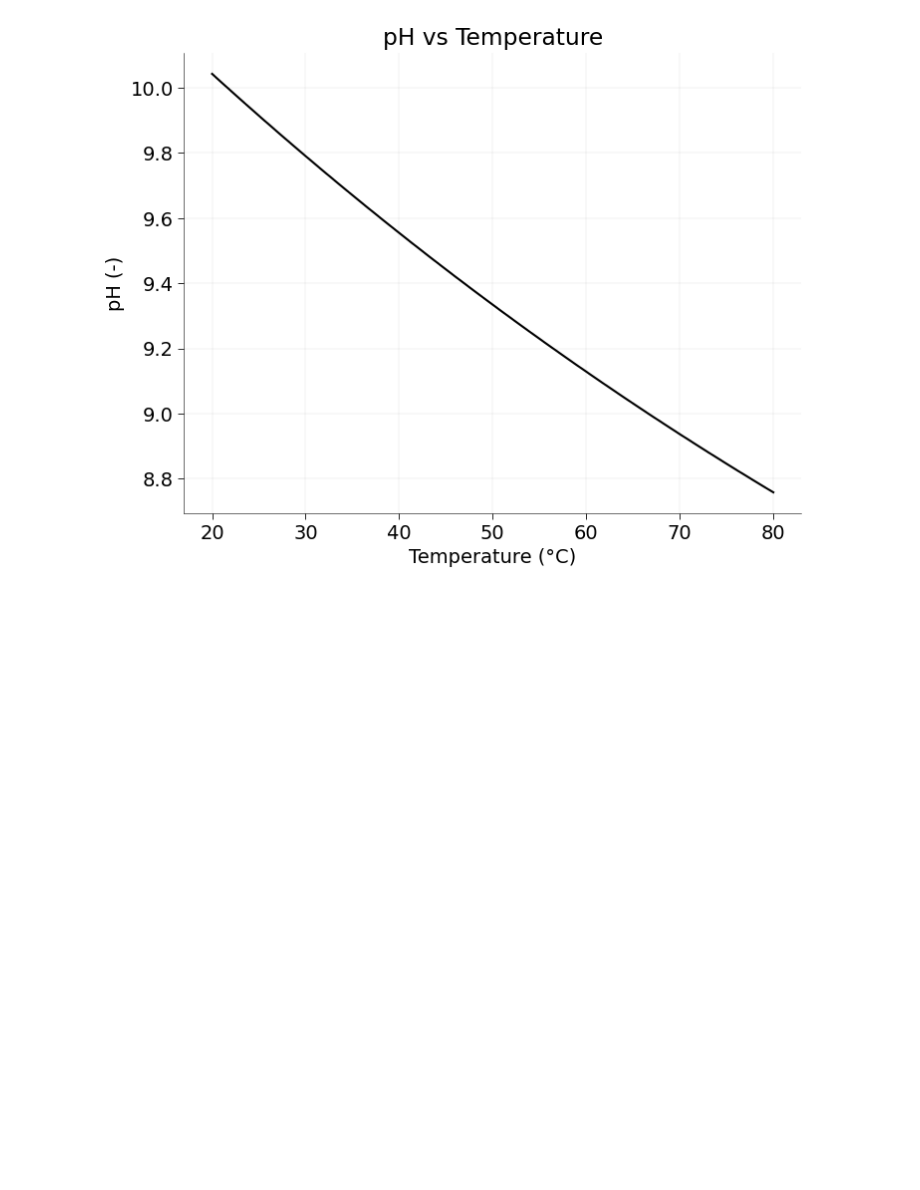
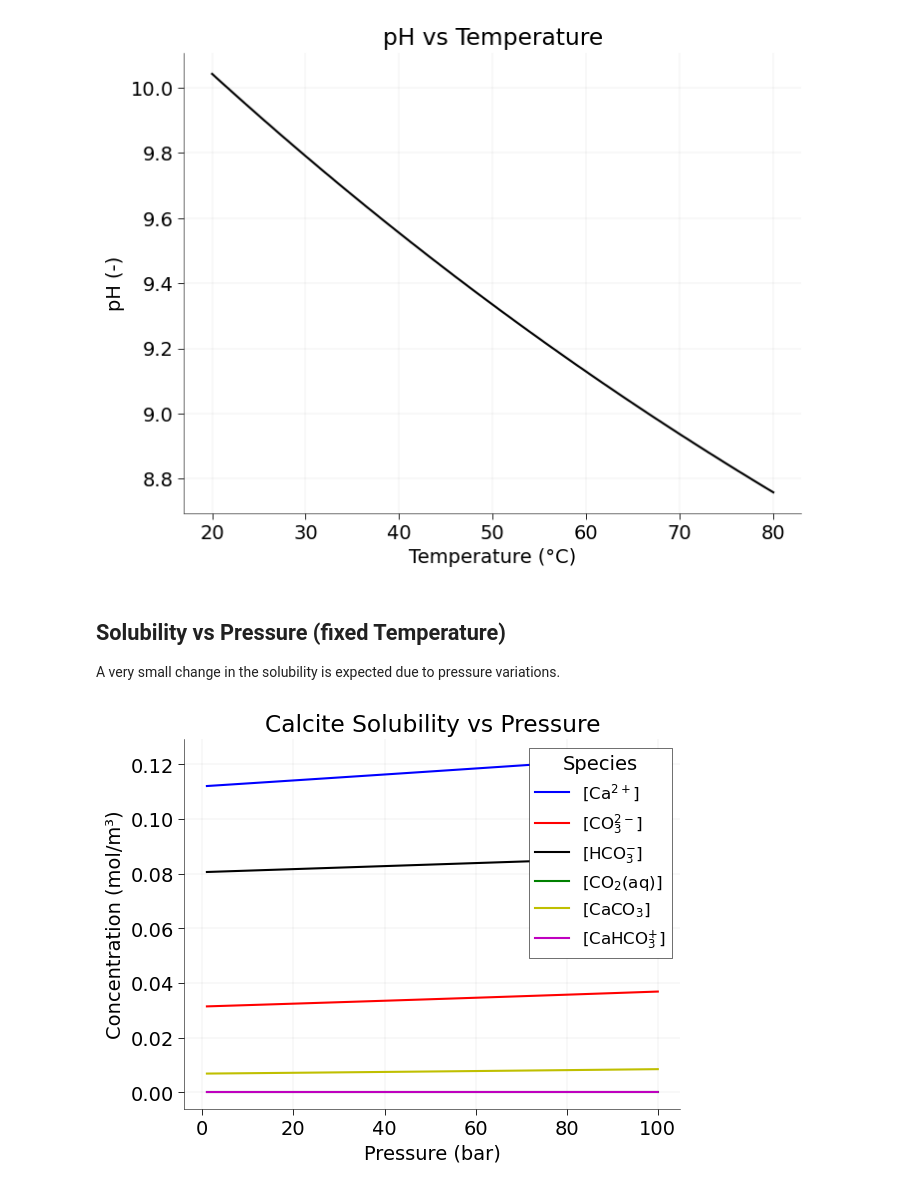
Before and after one commit to volpatto/reaktoro-experiments, a Jupyter notebook: notebooks/calcite-solubility.ipynb, the cells around one changed output. Cells and saved outputs as stored; diff of their text form; code cells hidden in the pictures; blank space fills up the shorter version.

```diff
--- a/notebooks/calcite-solubility.ipynb
+++ b/notebooks/calcite-solubility.ipynb
@@ -169,3 +198,7 @@ plt.grid()
 plt.show()
 # %% [output]
 [figure]
+# %% [markdown]
+## Solubility vs Pressure (fixed Temperature)
+
+A very small change in the solubility is expected due to pressure variations.
@@ -171,0 +261,19 @@ plt.show()
+# %%
+plt.Figure(figsize=(10, 8))
+
+plt.plot(P_range_bar, Ca_concentration, label="[Ca$^{2+}$]", color="C0")
+plt.plot(P_range_bar, CO3_concentration, label="[CO$_3^{2-}$]", color="C1")
+plt.plot(P_range_bar, HCO3_concentration, label="[HCO$_3^{-}$]", color="C2")
+plt.plot(P_range_bar, CO2_concentration, label="[CO$_2$(aq)]", color="C3")
+plt.plot(P_range_bar, CaCO3_concentration, label="[CaCO$_3$]", color="C4")
+plt.plot(P_range_bar, CaHCO3_concentration, label="[CaHCO$_3^{+}$]", color="C5")
+
+# plt.yscale("log")
+plt.xlabel("Pressure (bar)")
+plt.ylabel("Concentration (mol/m³)")
+plt.title("Calcite Solubility vs Pressure")
+plt.legend(title="Species")
+plt.grid()
+plt.show()
+# %% [output]
+[figure, added]
```
Also changed, not shown: parts of 14 cells of this notebook.
